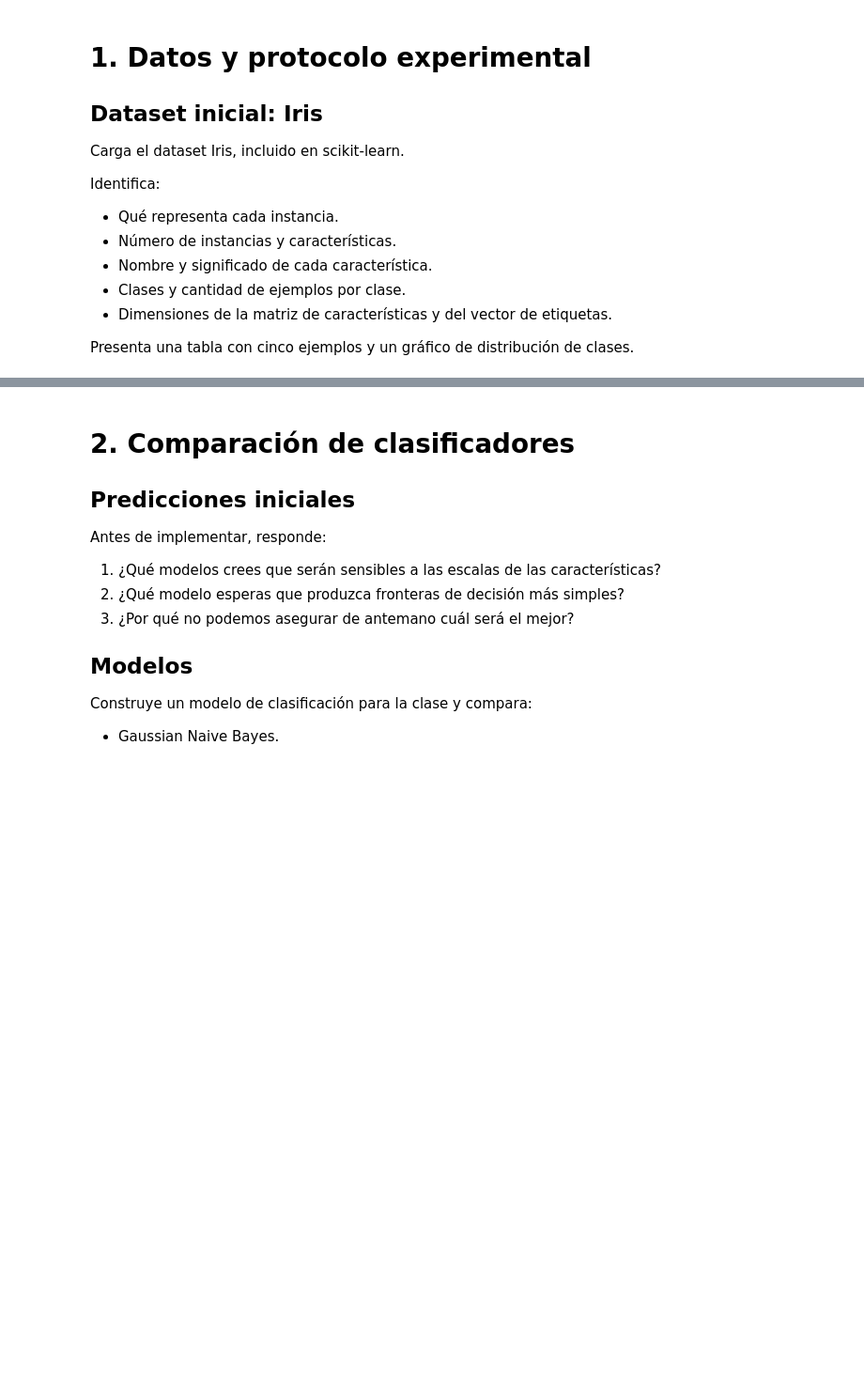
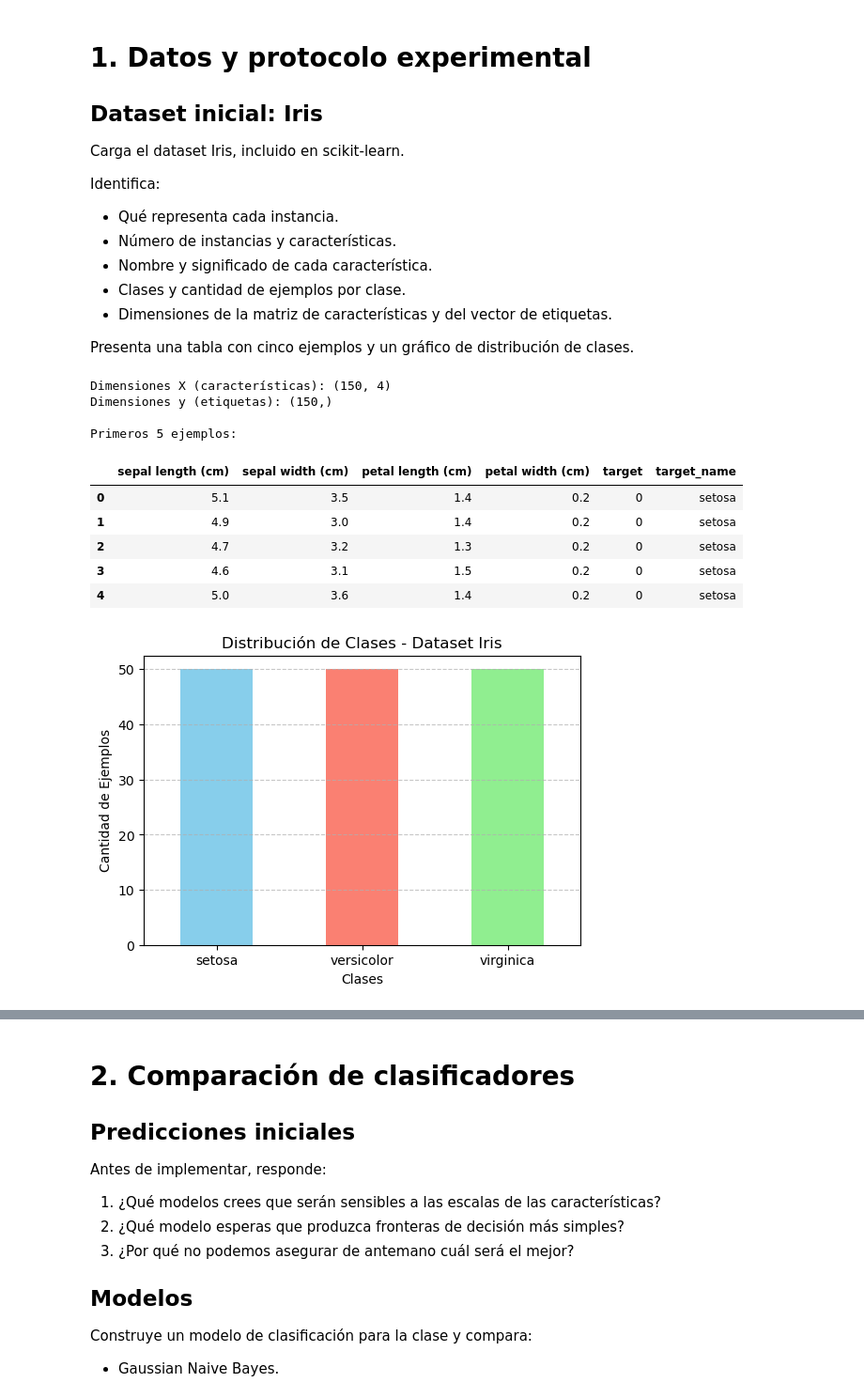
Before and after one commit to WellingtonBB3/RI, a Jupyter notebook: 01_revml.ipynb, the cells around one changed output, grey strips where cells are left out. Shown at 94% size. Cells and saved outputs as stored; diff of their text form; code cells hidden in the pictures; blank space fills up the shorter version.

```diff
--- a/01_revml.ipynb
+++ b/01_revml.ipynb
@@ -53,4 +53,46 @@ Identifica:
 
 Presenta una tabla con cinco ejemplos y un gráfico de distribución de clases.
 # %%
-# Aquí cumple con el primer paso
+import matplotlib.pyplot as plt
+import pandas as pd
+from sklearn.datasets import load_iris
+
+# Cargar el dataset Iris
+iris = load_iris()
+
+# Crear DataFrame para análisis
+# Aqui se hace un mapeo de los valores de la columna "target" a sus nombres correspondientes
+df_iris = pd.DataFrame(data=iris.data, columns=iris.feature_names)
+df_iris["target"] = iris.target
+df_iris["target_name"] = df_iris["target"].map(
+    {0: iris.target_names[0], 1: iris.target_names[1], 2: iris.target_names[2]}
+)
+
+# Mostrar dimensiones y primeros ejemplos
+print(f"Dimensiones X (características): {iris.data.shape}")  # 150 filas (flores) y 4 columnas (medidas)
+print(f"Dimensiones y (etiquetas): {iris.target.shape}") # Target y target name guarda valores de la especie de la flor y el nombre de la especie respectivamente
+print("\nPrimeros 5 ejemplos:")
+display(df_iris.head(5))
+
+# Generar gráfico de distribución
+conteo_clases = df_iris["target_name"].value_counts()
+plt.figure(figsize=(6, 4))
+conteo_clases.plot(kind="bar", color=["skyblue", "salmon", "lightgreen"])
+plt.title("Distribución de Clases - Dataset Iris")
+plt.xlabel("Clases")
+plt.ylabel("Cantidad de Ejemplos")
+plt.xticks(rotation=0)
+plt.grid(axis="y", linestyle="--", alpha=0.7)
+plt.show()
+# %% [output]
+Dimensiones X (características): (150, 4)
+Dimensiones y (etiquetas): (150,)
+
+Primeros 5 ejemplos:
+|  | sepal length (cm) | sepal width (cm) | petal length (cm) | petal width (cm) | target | target_name |
+| 0 | 5.1 | 3.5 | 1.4 | 0.2 | 0 | setosa |
+| 1 | 4.9 | 3.0 | 1.4 | 0.2 | 0 | setosa |
+| 2 | 4.7 | 3.2 | 1.3 | 0.2 | 0 | setosa |
+| 3 | 4.6 | 3.1 | 1.5 | 0.2 | 0 | setosa |
+| 4 | 5.0 | 3.6 | 1.4 | 0.2 | 0 | setosa |
+[figure, added]
```
Also changed, not shown: parts of 5 cells of this notebook.
